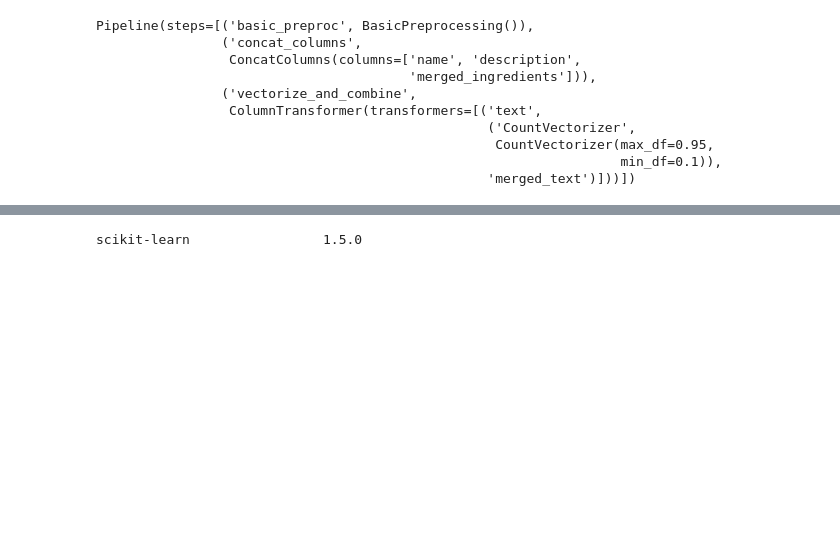
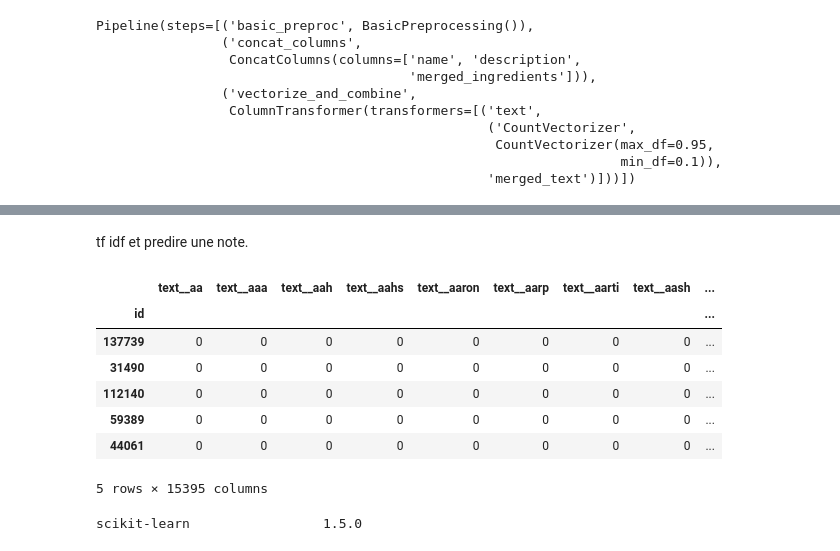
Before and after one commit to Nanouna/recettes-et-sentiments, a Jupyter notebook: Thomas.ipynb, the cells around one changed output, grey strips where cells are left out. Drawn from its saved outputs; the diff is of its cells as text; code cells hidden in the pictures; blank space fills up the shorter version.

```diff
--- a/Thomas.ipynb
+++ b/Thomas.ipynb
@@ -477,13 +475,4 @@ Pipeline(steps=[('basic_preproc', BasicPreprocessing()),
                                                                    min_df=0.1)),
                                                   'merged_text')]))])
 # %%
-recipe_df_ori = data.load_recipes("../batch-1672-recettes-et-sentiments-data/RAW_recipes.csv")
-
-preprocessor_pipeline = preprocessing_pipeline.make_preprocessor_pipeline(
-    use_count_vectorizer=True,
-    columns_to_merge_for_training=["name", "description", "merged_ingredients"],
-    )
-
-recipe_processed = preprocessor_pipeline.fit_transform(recipe_df_ori)
-
-recipe_processed.to_parquet("../batch-1672-recettes-et-sentiments-data/preproc_recipes_countvectorizer_defaults.parquet")
+recipe_df_ori = rs_data.load_recipes("../batch-1672-recettes-et-sentiments-data/RAW_recipes.csv")
@@ -489,0 +484,12 @@ recipe_processed.to_parquet("../batch-1672-recettes-et-sentiments-data/preproc_r
+# %%
+preprocessor_pipeline = preprocessing_pipeline.make_preprocessor_pipeline(
+    use_count_vectorizer=True,
+    columns_to_merge_for_training=["name", "description", "merged_ingredients"],
+    min_df=6,
+    max_df=0.98,
+    cache=True
+    )
+
+recipe_processed = preprocessor_pipeline.fit_transform(recipe_df_ori)
+
+recipe_processed.to_parquet("../batch-1672-recettes-et-sentiments-data/preproc_recipes_tfidfvectorizer_defaults.parquet")
@@ -490,3 +504,17 @@ recipe_processed.to_parquet("../batch-1672-recettes-et-sentiments-data/preproc_r
+# %% [markdown]
+tf idf
+et predire une note.
+# %%
+recipe_processed.head()
+# %% [output]
+|  | text__aa | text__aaa | text__aah | text__aahs | text__aaron | text__aarp | text__aarti | text__aash | ... |
+| id |  |  |  |  |  |  |  |  | ... |
+| 137739 | 0 | 0 | 0 | 0 | 0 | 0 | 0 | 0 | ... |
+| 31490 | 0 | 0 | 0 | 0 | 0 | 0 | 0 | 0 | ... |
+| 112140 | 0 | 0 | 0 | 0 | 0 | 0 | 0 | 0 | ... |
+| 59389 | 0 | 0 | 0 | 0 | 0 | 0 | 0 | 0 | ... |
+| 44061 | 0 | 0 | 0 | 0 | 0 | 0 | 0 | 0 | ... |
+5 rows × 15395 columns
 # %%
 !pip list | grep learn
 # %% [output]
```
Also changed, not shown: parts of 4 cells of this notebook, 2 other files.
